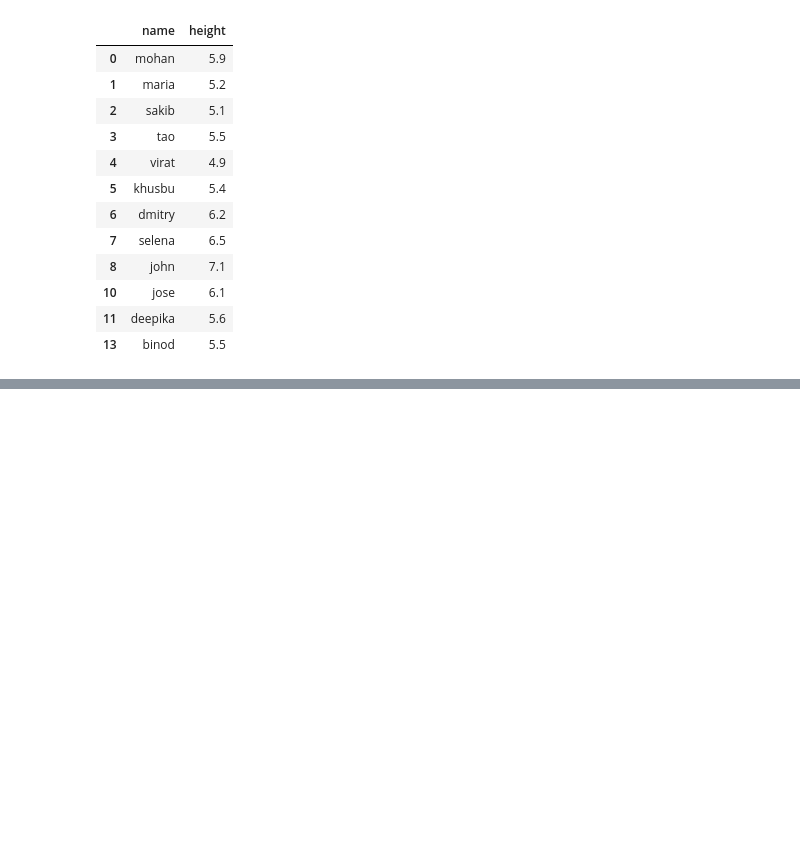
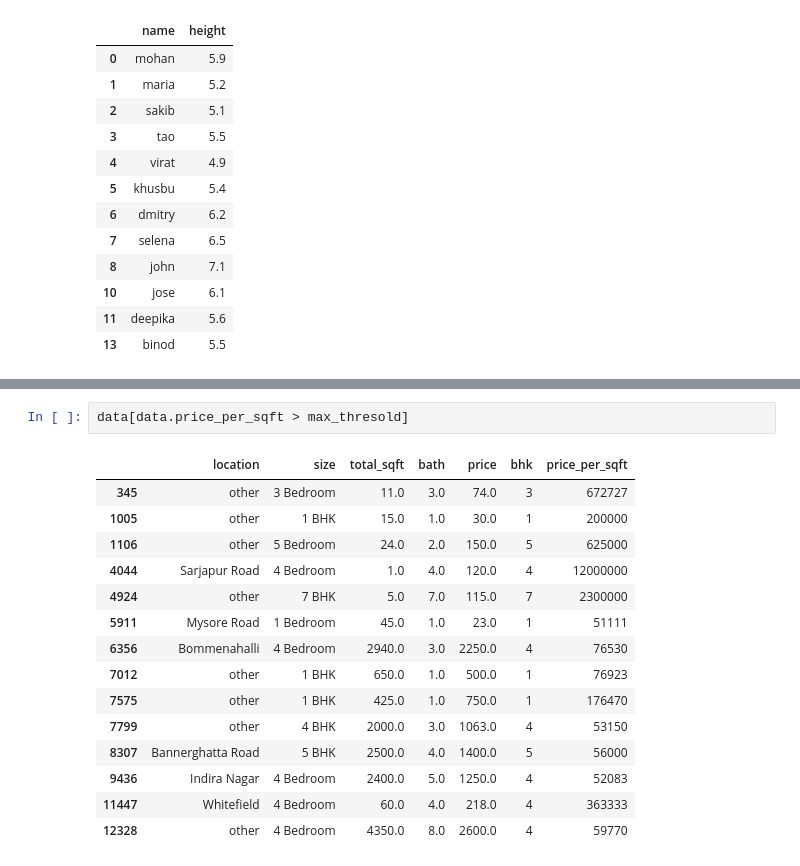
Before and after one commit to shadrack71/Machine-learning-projects, a Jupyter notebook: machine_learning.ipynb, the cells around one changed output, grey strips where cells are left out. Drawn from its saved outputs; the diff is of its cells as text; blank space fills up the shorter version.

```diff
--- a/machine_learning.ipynb
+++ b/machine_learning.ipynb
@@ -2223,0 +2273,18 @@ df1
+# %%
+data[data.price_per_sqft > max_thresold]
+# %% [output]
+|  | location | size | total_sqft | bath | price | bhk | price_per_sqft |
+| 345 | other | 3 Bedroom | 11.0 | 3.0 | 74.0 | 3 | 672727 |
+| 1005 | other | 1 BHK | 15.0 | 1.0 | 30.0 | 1 | 200000 |
+| 1106 | other | 5 Bedroom | 24.0 | 2.0 | 150.0 | 5 | 625000 |
+| 4044 | Sarjapur Road | 4 Bedroom | 1.0 | 4.0 | 120.0 | 4 | 12000000 |
+| 4924 | other | 7 BHK | 5.0 | 7.0 | 115.0 | 7 | 2300000 |
+| 5911 | Mysore Road | 1 Bedroom | 45.0 | 1.0 | 23.0 | 1 | 51111 |
+| 6356 | Bommenahalli | 4 Bedroom | 2940.0 | 3.0 | 2250.0 | 4 | 76530 |
+| 7012 | other | 1 BHK | 650.0 | 1.0 | 500.0 | 1 | 76923 |
+| 7575 | other | 1 BHK | 425.0 | 1.0 | 750.0 | 1 | 176470 |
+| 7799 | other | 4 BHK | 2000.0 | 3.0 | 1063.0 | 4 | 53150 |
+| 8307 | Bannerghatta Road | 5 BHK | 2500.0 | 4.0 | 1400.0 | 5 | 56000 |
+| 9436 | Indira Nagar | 4 Bedroom | 2400.0 | 5.0 | 1250.0 | 4 | 52083 |
+| 11447 | Whitefield | 4 Bedroom | 60.0 | 4.0 | 218.0 | 4 | 363333 |
+| 12328 | other | 4 Bedroom | 4350.0 | 8.0 | 2600.0 | 4 | 59770 |
```
Also changed, not shown: parts of 15 cells of this notebook.
